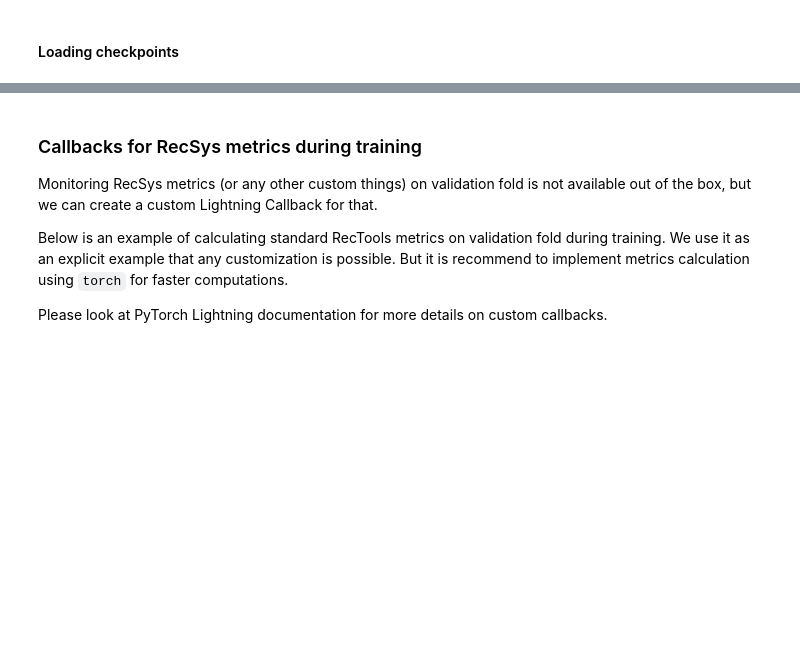
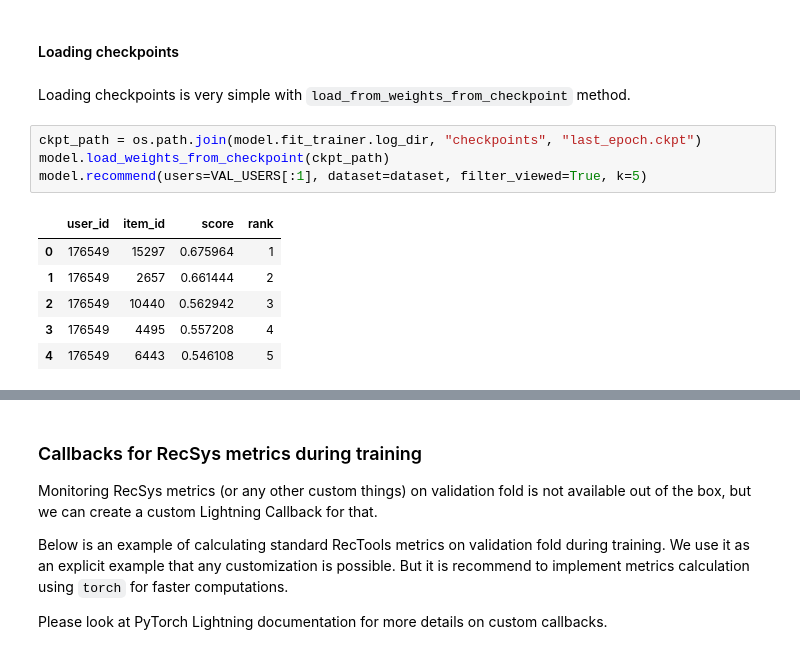
Before and after one commit to MobileTeleSystems/RecTools, a Jupyter notebook: examples/tutorials/transformers_advanced_training_guide.ipynb, the cells around one changed output, grey strips where cells are left out. Cells and saved outputs as stored; diff of their text form; blank space fills up the shorter version.

```diff
--- a/examples/tutorials/transformers_advanced_training_guide.ipynb
+++ b/examples/tutorials/transformers_advanced_training_guide.ipynb
@@ -306,3 +296,16 @@ epoch=4-val_loss=21.53.ckpt  epoch=5-val_loss=21.22.ckpt  last_epoch.ckpt
 # %% [markdown]
 #### Loading checkpoints
+# %% [markdown]
+Loading checkpoints is very simple with `load_from_weights_from_checkpoint` method.
+# %%
+ckpt_path = os.path.join(model.fit_trainer.log_dir, "checkpoints", "last_epoch.ckpt")
+model.load_weights_from_checkpoint(ckpt_path)
+model.recommend(users=VAL_USERS[:1], dataset=dataset, filter_viewed=True, k=5)
+# %% [output]
+|  | user_id | item_id | score | rank |
+| 0 | 176549 | 15297 | 0.675964 | 1 |
+| 1 | 176549 | 2657 | 0.661444 | 2 |
+| 2 | 176549 | 10440 | 0.562942 | 3 |
+| 3 | 176549 | 4495 | 0.557208 | 4 |
+| 4 | 176549 | 6443 | 0.546108 | 5 |
 # %% [markdown]
```
Also changed, not shown: parts of 24 cells of this notebook, 1 other file.
